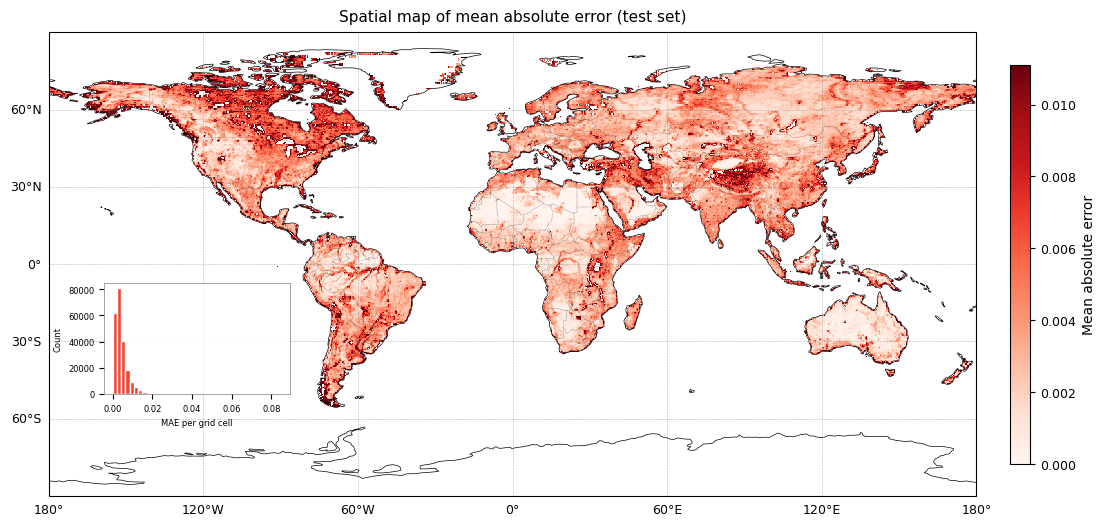
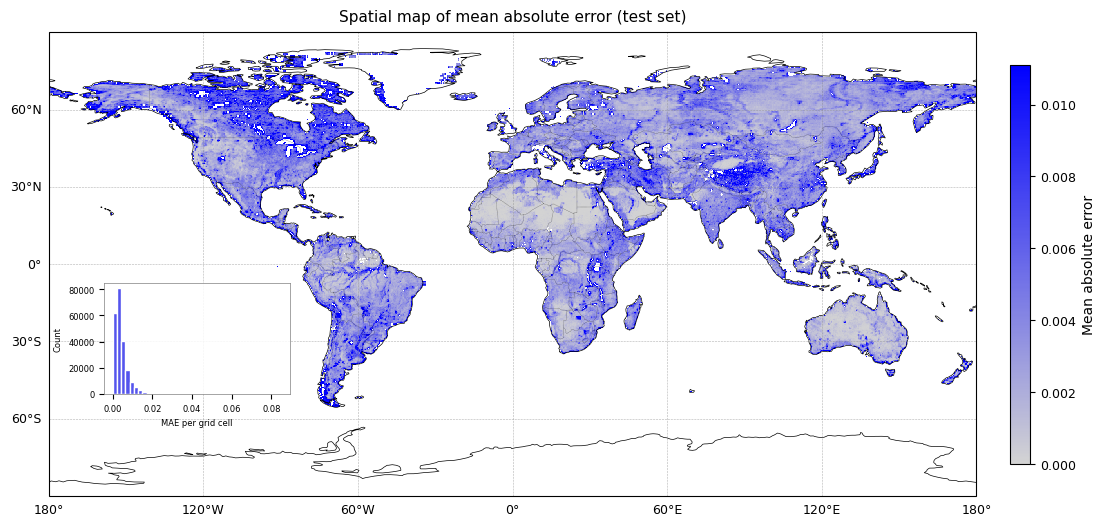
The notebook cell's code change between the first figure and the second:
--- before
+++ after
@@ -14,5 +14,5 @@
 # ── Inset histogram helper (mirrors 2-Data_analysis.ipynb convention) ────────
 _INSET_POS   = [0.06, 0.22, 0.20, 0.24]
-_INSET_COLOR = plt.cm.Reds(0.6)
+_INSET_COLOR = cmap_(0.6)
 
 def _map_inset_hist(ax, values, xlabel):
@@ -34,5 +34,5 @@
     lons, lats, data,
     transform=ccrs.PlateCarree(),
-    cmap='Reds', shading='auto',
+    cmap=cmap_, shading='auto',
     vmin=0, vmax=vmax,
 )

Commit: Updated figures and variables format